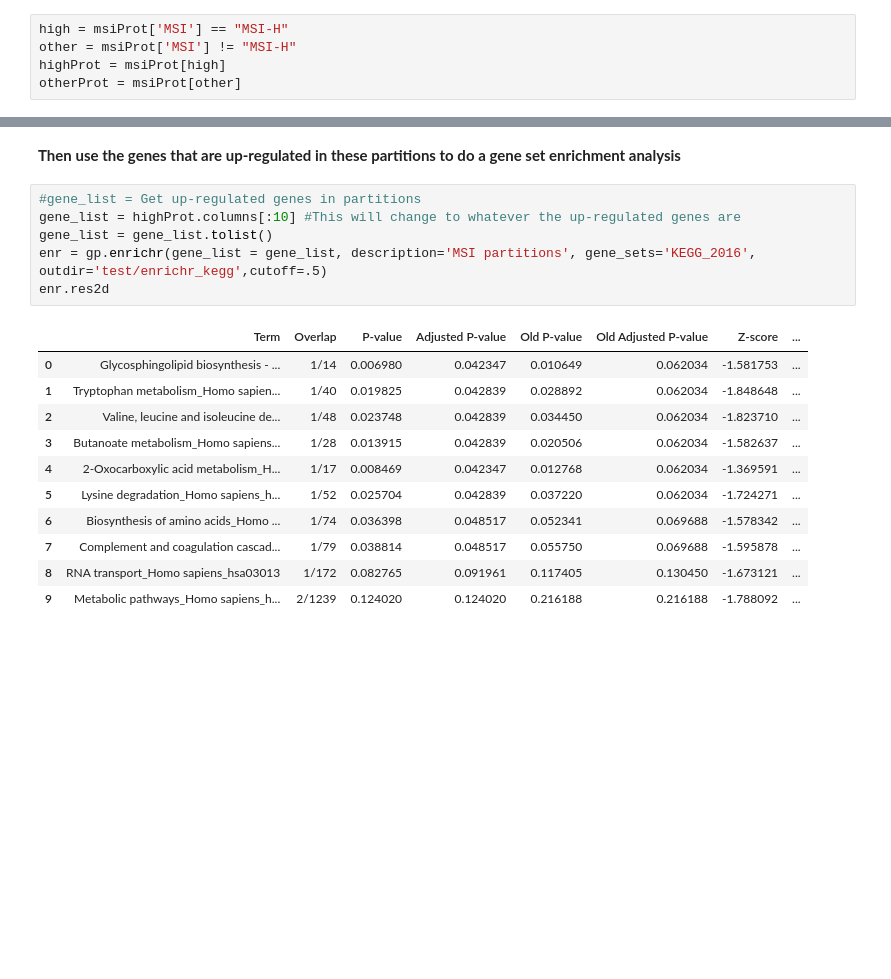
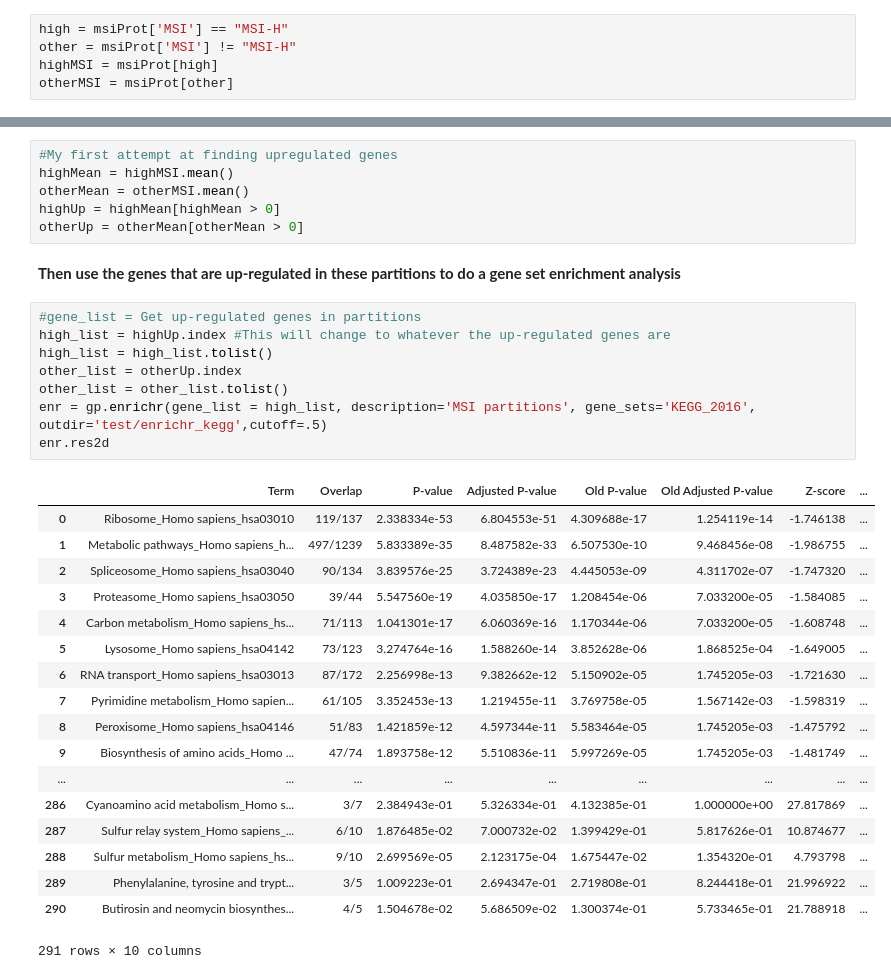
Before and after one commit to PayneLab/cptac, a Jupyter notebook: doc/use-case-5.ipynb, the cells around one changed output, grey strips where cells are left out. Cells and saved outputs as stored; diff of their text form; blank space fills up the shorter version.

```diff
--- a/doc/use-case-5.ipynb
+++ b/doc/use-case-5.ipynb
@@ -35,5 +35,5 @@ msiProt = CPTAC.compare_clinical(clinical, proteomics, 'MSI')
 # %%
 high = msiProt['MSI'] == "MSI-H"
 other = msiProt['MSI'] != "MSI-H"
-highProt = msiProt[high]
-otherProt = msiProt[other]
+highMSI = msiProt[high]
+otherMSI = msiProt[other]
@@ -40,20 +42,35 @@ otherProt = msiProt[other]
+# %%
+#My first attempt at finding upregulated genes
+highMean = highMSI.mean()
+otherMean = otherMSI.mean()
+highUp = highMean[highMean > 0]
+otherUp = otherMean[otherMean > 0]
 # %% [markdown]
 <b>Then use the genes that are up-regulated in these partitions to do a gene set enrichment analysis</b>
 # %%
 #gene_list = Get up-regulated genes in partitions
-gene_list = highProt.columns[:10] #This will change to whatever the up-regulated genes are
-gene_list = gene_list.tolist()
-enr = gp.enrichr(gene_list = gene_list, description='MSI partitions', gene_sets='KEGG_2016', outdir='test/enrichr_kegg',cutoff=.5)
+high_list = highUp.index #This will change to whatever the up-regulated genes are
+high_list = high_list.tolist()
+other_list = otherUp.index
+other_list = other_list.tolist()
+enr = gp.enrichr(gene_list = high_list, description='MSI partitions', gene_sets='KEGG_2016', outdir='test/enrichr_kegg',cutoff=.5)
 enr.res2d
 # %% [output]
 |  | Term | Overlap | P-value | Adjusted P-value | Old P-value | Old Adjusted P-value | Z-score | ... |
-| 0 | Glycosphingolipid biosynthesis - ... | 1/14 | 0.006980 | 0.042347 | 0.010649 | 0.062034 | -1.581753 | ... |
-| 1 | Tryptophan metabolism_Homo sapien... | 1/40 | 0.019825 | 0.042839 | 0.028892 | 0.062034 | -1.848648 | ... |
-| 2 | Valine, leucine and isoleucine de... | 1/48 | 0.023748 | 0.042839 | 0.034450 | 0.062034 | -1.823710 | ... |
-| 3 | Butanoate metabolism_Homo sapiens... | 1/28 | 0.013915 | 0.042839 | 0.020506 | 0.062034 | -1.582637 | ... |
-| 4 | 2-Oxocarboxylic acid metabolism_H... | 1/17 | 0.008469 | 0.042347 | 0.012768 | 0.062034 | -1.369591 | ... |
-| 5 | Lysine degradation_Homo sapiens_h... | 1/52 | 0.025704 | 0.042839 | 0.037220 | 0.062034 | -1.724271 | ... |
-| 6 | Biosynthesis of amino acids_Homo ... | 1/74 | 0.036398 | 0.048517 | 0.052341 | 0.069688 | -1.578342 | ... |
-| 7 | Complement and coagulation cascad... | 1/79 | 0.038814 | 0.048517 | 0.055750 | 0.069688 | -1.595878 | ... |
-| 8 | RNA transport_Homo sapiens_hsa03013 | 1/172 | 0.082765 | 0.091961 | 0.117405 | 0.130450 | -1.673121 | ... |
-| 9 | Metabolic pathways_Homo sapiens_h... | 2/1239 | 0.124020 | 0.124020 | 0.216188 | 0.216188 | -1.788092 | ... |
+| 0 | Ribosome_Homo sapiens_hsa03010 | 119/137 | 2.338334e-53 | 6.804553e-51 | 4.309688e-17 | 1.254119e-14 | -1.746138 | ... |
+| 1 | Metabolic pathways_Homo sapiens_h... | 497/1239 | 5.833389e-35 | 8.487582e-33 | 6.507530e-10 | 9.468456e-08 | -1.986755 | ... |
+| 2 | Spliceosome_Homo sapiens_hsa03040 | 90/134 | 3.839576e-25 | 3.724389e-23 | 4.445053e-09 | 4.311702e-07 | -1.747320 | ... |
+| 3 | Proteasome_Homo sapiens_hsa03050 | 39/44 | 5.547560e-19 | 4.035850e-17 | 1.208454e-06 | 7.033200e-05 | -1.584085 | ... |
+| 4 | Carbon metabolism_Homo sapiens_hs... | 71/113 | 1.041301e-17 | 6.060369e-16 | 1.170344e-06 | 7.033200e-05 | -1.608748 | ... |
+| 5 | Lysosome_Homo sapiens_hsa04142 | 73/123 | 3.274764e-16 | 1.588260e-14 | 3.852628e-06 | 1.868525e-04 | -1.649005 | ... |
+| 6 | RNA transport_Homo sapiens_hsa03013 | 87/172 | 2.256998e-13 | 9.382662e-12 | 5.150902e-05 | 1.745205e-03 | -1.721630 | ... |
+| 7 | Pyrimidine metabolism_Homo sapien... | 61/105 | 3.352453e-13 | 1.219455e-11 | 3.769758e-05 | 1.567142e-03 | -1.598319 | ... |
+| 8 | Peroxisome_Homo sapiens_hsa04146 | 51/83 | 1.421859e-12 | 4.597344e-11 | 5.583464e-05 | 1.745205e-03 | -1.475792 | ... |
+| 9 | Biosynthesis of amino acids_Homo ... | 47/74 | 1.893758e-12 | 5.510836e-11 | 5.997269e-05 | 1.745205e-03 | -1.481749 | ... |
+| ... | ... | ... | ... | ... | ... | ... | ... | ... |
+| 286 | Cyanoamino acid metabolism_Homo s... | 3/7 | 2.384943e-01 | 5.326334e-01 | 4.132385e-01 | 1.000000e+00 | 27.817869 | ... |
+| 287 | Sulfur relay system_Homo sapiens_... | 6/10 | 1.876485e-02 | 7.000732e-02 | 1.399429e-01 | 5.817626e-01 | 10.874677 | ... |
+| 288 | Sulfur metabolism_Homo sapiens_hs... | 9/10 | 2.699569e-05 | 2.123175e-04 | 1.675447e-02 | 1.354320e-01 | 4.793798 | ... |
+| 289 | Phenylalanine, tyrosine and trypt... | 3/5 | 1.009223e-01 | 2.694347e-01 | 2.719808e-01 | 8.244418e-01 | 21.996922 | ... |
+| 290 | Butirosin and neomycin biosynthes... | 4/5 | 1.504678e-02 | 5.686509e-02 | 1.300374e-01 | 5.733465e-01 | 21.788918 | ... |
+291 rows × 10 columns
```
Also changed, not shown: parts of 1 cell of this notebook.
